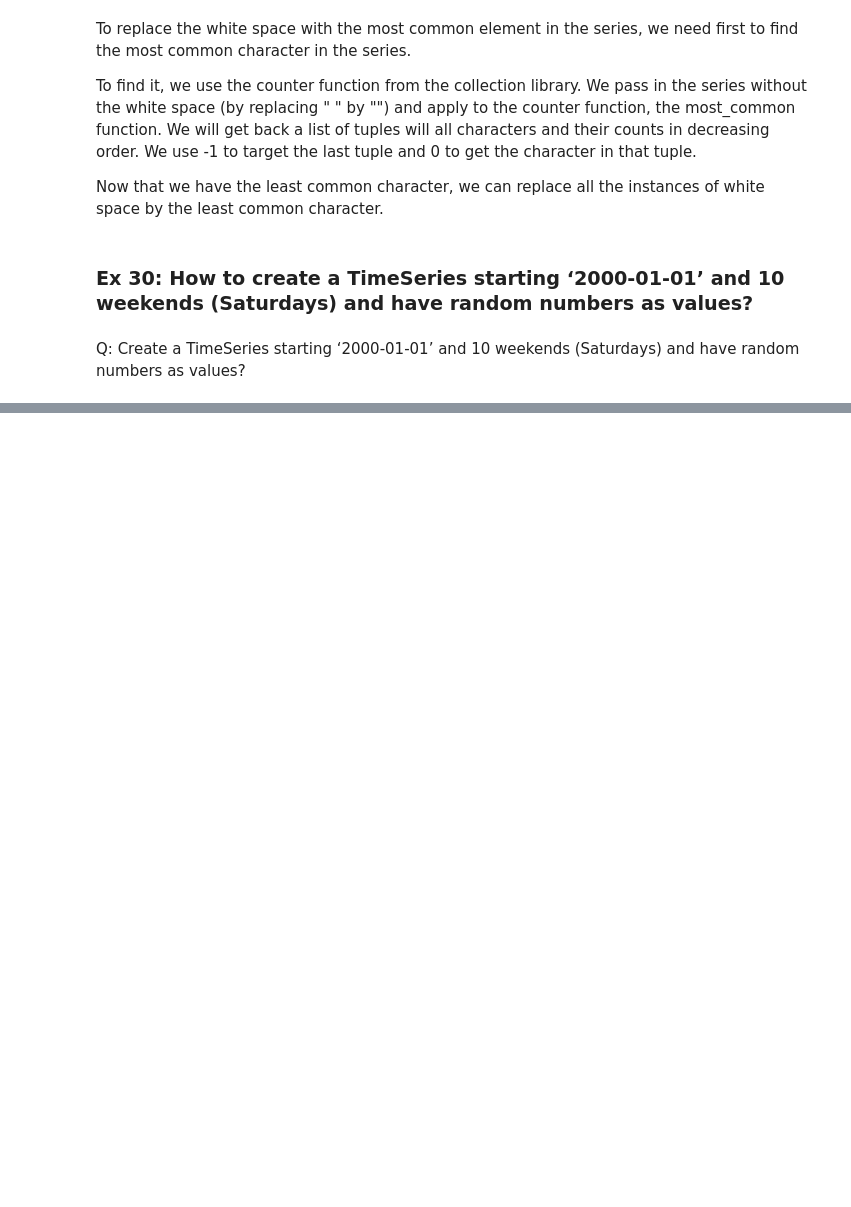
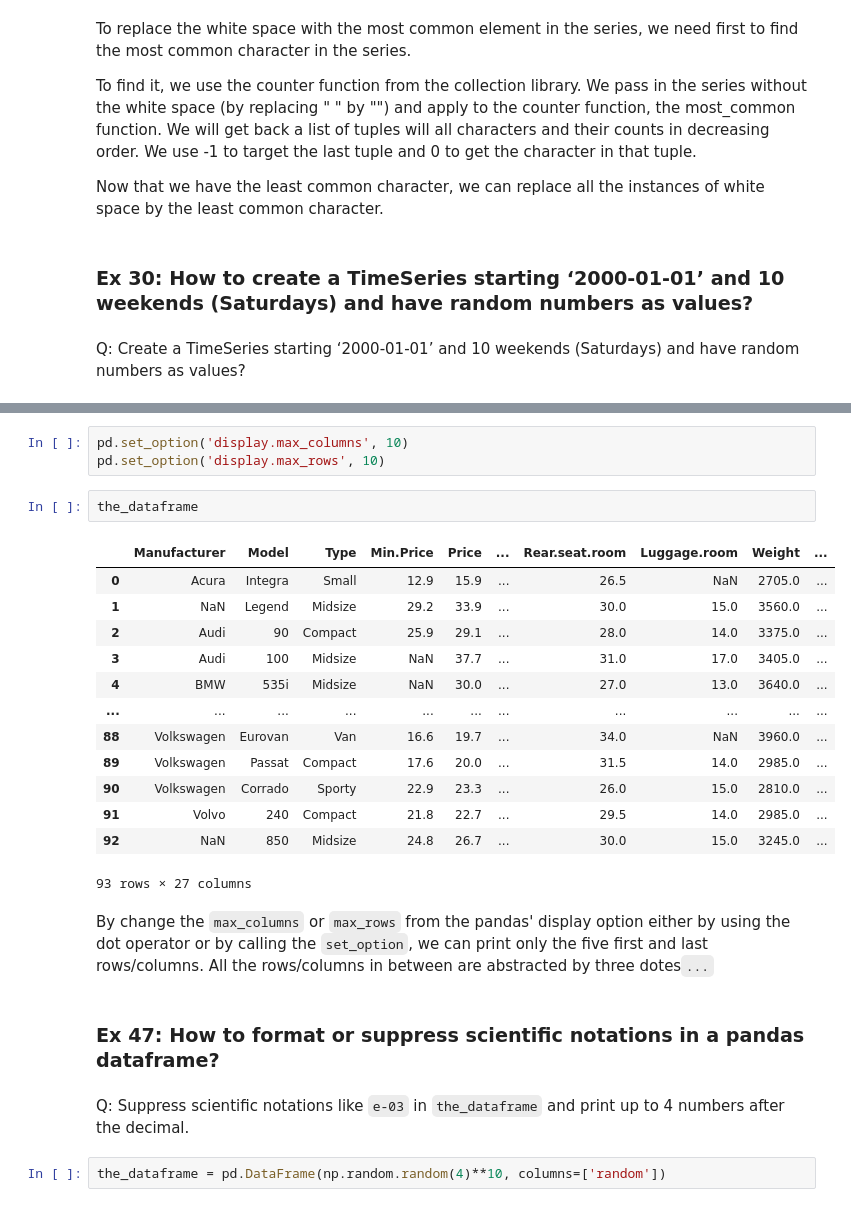
Before and after one commit to semasuka/blog, a Jupyter notebook: ipynb/Pandas Exercise Part 2.ipynb, the cells around one changed output, grey strips where cells are left out. Cells and saved outputs as stored; diff of their text form; blank space fills up the shorter version.

Commit message:
Pandas exercise post part 2

````diff
--- a/ipynb/Pandas Exercise Part 2.ipynb
+++ b/ipynb/Pandas Exercise Part 2.ipynb
@@ -197,0 +1039,27 @@ Freq: W-SAT, dtype: int64
+# %%
+pd.set_option('display.max_columns', 10)
+pd.set_option('display.max_rows', 10)
+# %%
+the_dataframe
+# %% [output]
+|  | Manufacturer | Model | Type | Min.Price | Price | ... | Rear.seat.room | Luggage.room | Weight | ... |
+| 0 | Acura | Integra | Small | 12.9 | 15.9 | ... | 26.5 | NaN | 2705.0 | ... |
+| 1 | NaN | Legend | Midsize | 29.2 | 33.9 | ... | 30.0 | 15.0 | 3560.0 | ... |
+| 2 | Audi | 90 | Compact | 25.9 | 29.1 | ... | 28.0 | 14.0 | 3375.0 | ... |
+| 3 | Audi | 100 | Midsize | NaN | 37.7 | ... | 31.0 | 17.0 | 3405.0 | ... |
+| 4 | BMW | 535i | Midsize | NaN | 30.0 | ... | 27.0 | 13.0 | 3640.0 | ... |
+| ... | ... | ... | ... | ... | ... | ... | ... | ... | ... | ... |
+| 88 | Volkswagen | Eurovan | Van | 16.6 | 19.7 | ... | 34.0 | NaN | 3960.0 | ... |
+| 89 | Volkswagen | Passat | Compact | 17.6 | 20.0 | ... | 31.5 | 14.0 | 2985.0 | ... |
+| 90 | Volkswagen | Corrado | Sporty | 22.9 | 23.3 | ... | 26.0 | 15.0 | 2810.0 | ... |
+| 91 | Volvo | 240 | Compact | 21.8 | 22.7 | ... | 29.5 | 14.0 | 2985.0 | ... |
+| 92 | NaN | 850 | Midsize | 24.8 | 26.7 | ... | 30.0 | 15.0 | 3245.0 | ... |
+93 rows × 27 columns
+# %% [markdown]
+By change the ```max_columns``` or ```max_rows``` from the pandas' display option either by using the dot operator or by calling the ```set_option```, we can print only the five first and last rows/columns. All the rows/columns in between are abstracted by three dotes```...```
+# %% [markdown]
+### Ex 47: How to format or suppress scientific notations in a pandas dataframe?
+# %% [markdown]
+Q: Suppress scientific notations like ```e-03``` in ```the_dataframe``` and print up to 4 numbers after the decimal.
+# %%
+the_dataframe = pd.DataFrame(np.random.random(4)**10, columns=['random'])
````
Also changed, not shown: parts of 250 cells of this notebook, 25 other files.
